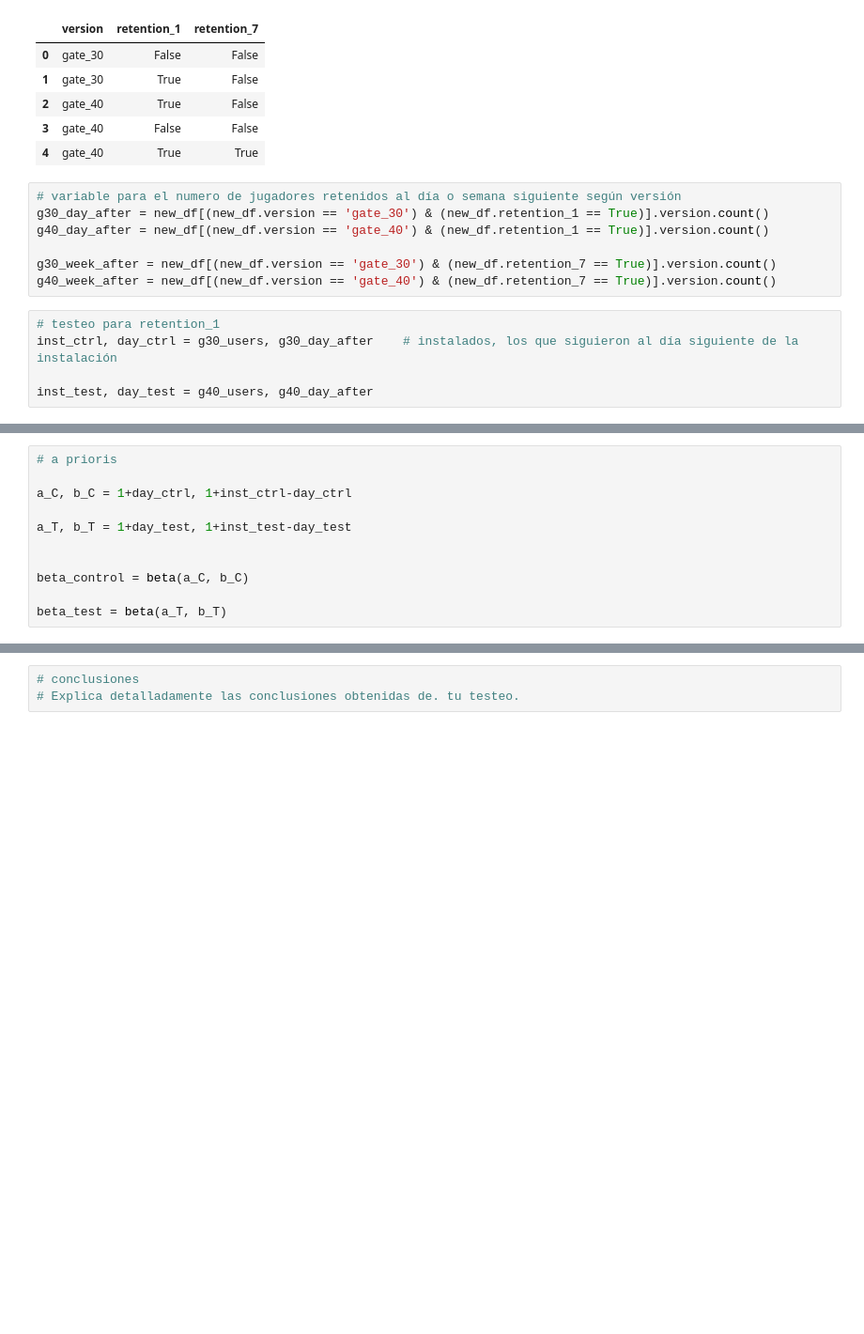
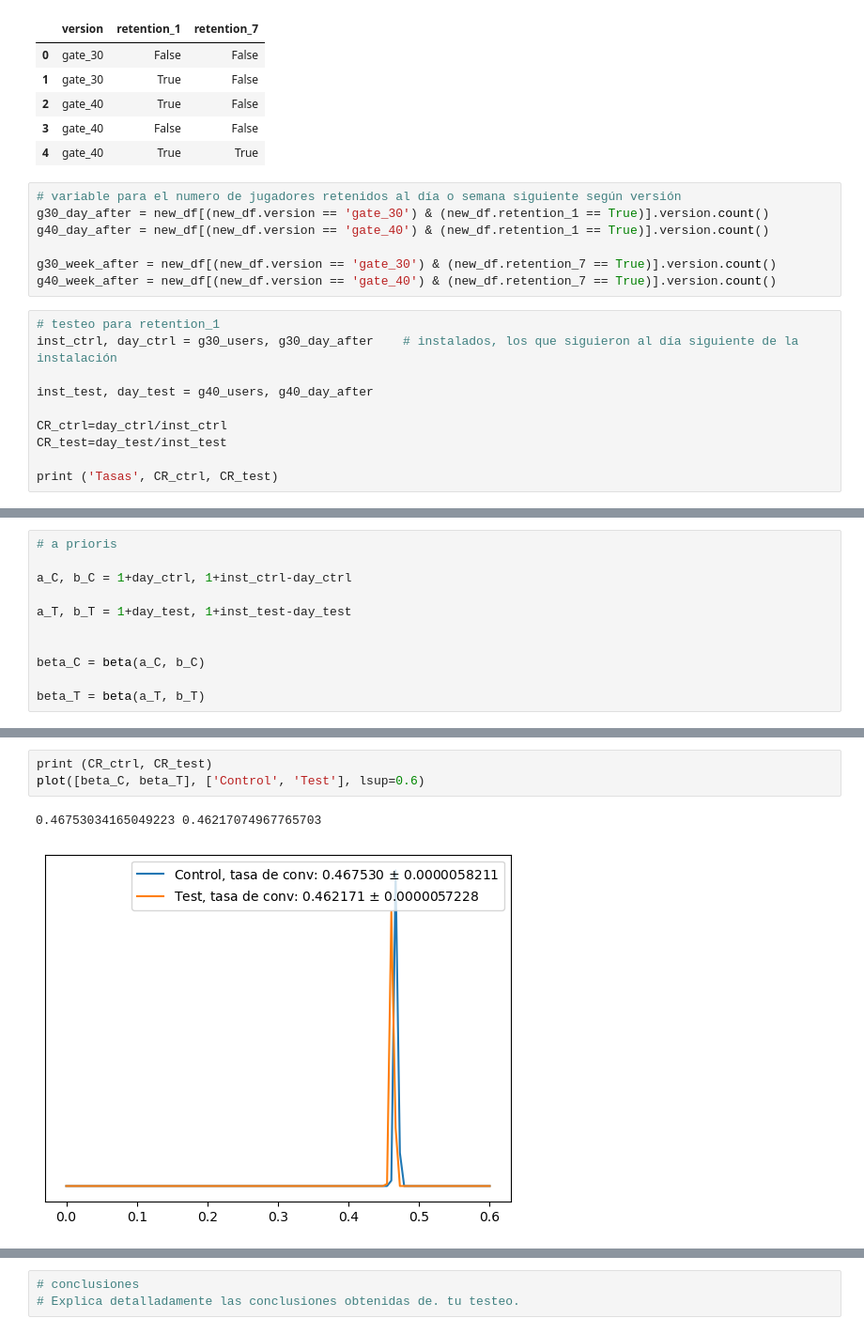
Before and after one commit to Kohkitos/6.4-lab_ab_testing_koh, a Jupyter notebook: lab-ab-test.ipynb, the cells around one changed output, grey strips where cells are left out. Shown at 94% size. Drawn from its saved outputs; the diff is of its cells as text; blank space fills up the shorter version.

```diff
--- a/lab-ab-test.ipynb
+++ b/lab-ab-test.ipynb
@@ -84,3 +86,8 @@ g40_week_after = new_df[(new_df.version == 'gate_40') & (new_df.retention_7 == T
 inst_ctrl, day_ctrl = g30_users, g30_day_after    # instalados, los que siguieron al día siguiente de la instalación
 
 inst_test, day_test = g40_users, g40_day_after
+
+CR_ctrl=day_ctrl/inst_ctrl
+CR_test=day_test/inst_test
+
+print ('Tasas', CR_ctrl, CR_test)
@@ -92,7 +101,7 @@ a_C, b_C = 1+day_ctrl, 1+inst_ctrl-day_ctrl
 a_T, b_T = 1+day_test, 1+inst_test-day_test
 
 
-beta_control = beta(a_C, b_C)
+beta_C = beta(a_C, b_C)
 
-beta_test = beta(a_T, b_T)
+beta_T = beta(a_T, b_T)
 # %%
@@ -115,0 +134,6 @@ prob
+# %%
+print (CR_ctrl, CR_test)
+plot([beta_C, beta_T], ['Control', 'Test'], lsup=0.6)
+# %% [output]
+0.46753034165049223 0.46217074967765703
+[figure, added]
```
Also changed, not shown: parts of 16 cells of this notebook.
